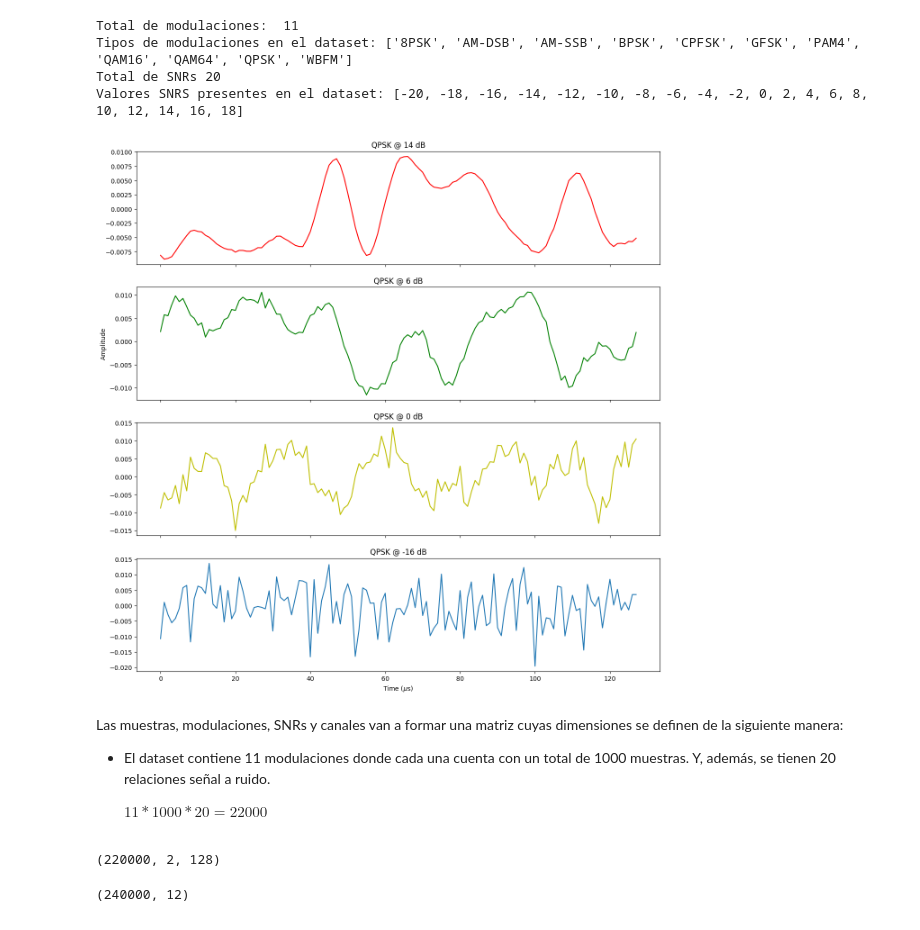
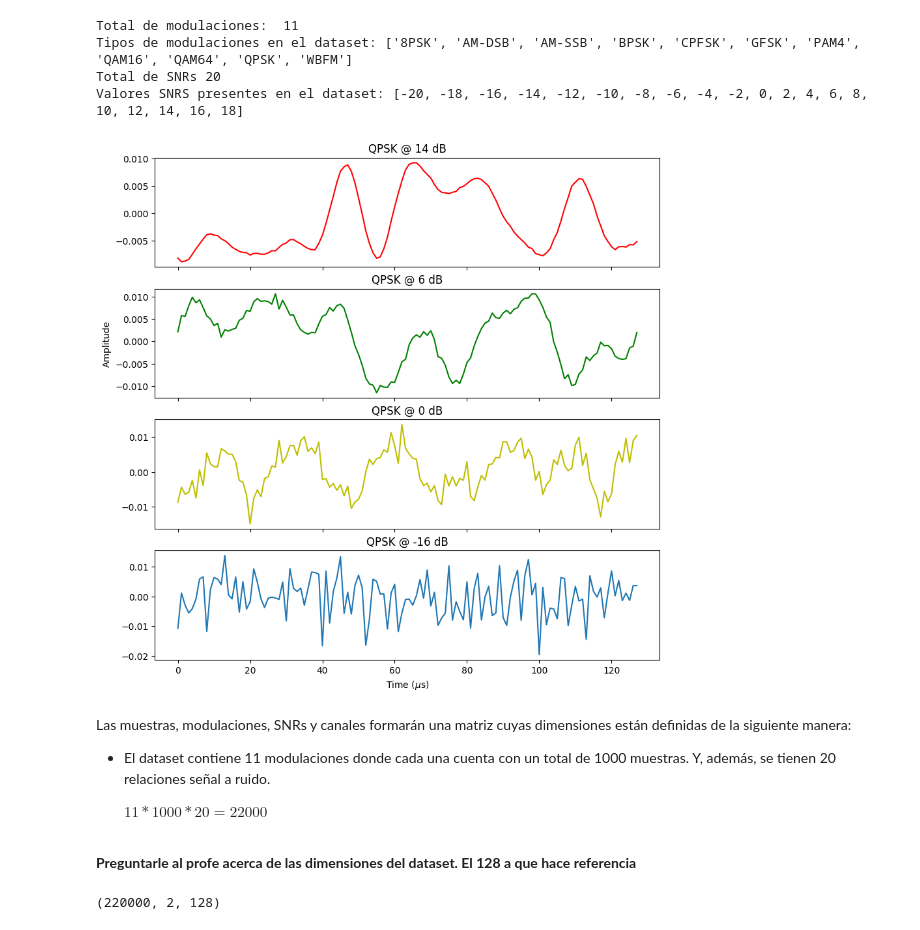
Before and after one commit to MarianaNV10/TDS3-FP, a Jupyter notebook: FinalProject_TDS3.ipynb, the cells around one changed output. Drawn from its saved outputs; the diff is of its cells as text; code cells hidden in the pictures.

```diff
--- a/FinalProject_TDS3.ipynb
+++ b/FinalProject_TDS3.ipynb
@@ -66,41 +69,43 @@ def reconstructSignal(s):
 # %%
 # Plot some of the data
 nFigs = 4
 
-plt.figure(figsize=(15, 15))
+plt.figure(figsize=(10, 10))
 
 ax1 = plt.subplot(nFigs, 1, 1);
 plt.plot(reconstructSignal(Xd['QPSK', 14][2,:,:]), color='r');
 plt.title('QPSK @ 14 dB')
 
 ax2 = plt.subplot(nFigs, 1, 2, sharex=ax1);
 plt.plot(reconstructSignal(Xd['QPSK', 6][99,:,:]), color='g');
 plt.title('QPSK @ 6 dB')
 
 plt.ylabel('Amplitude');
 
 ax3 = plt.subplot(nFigs, 1, 3, sharex=ax1)
 plt.plot(reconstructSignal(Xd['QPSK', 0][456,:,:]), color='y');
 plt.title('QPSK @ 0 dB')
 
 ax4 = plt.subplot(nFigs, 1, 4, sharex=ax1)
 plt.plot(reconstructSignal(Xd['QPSK', -16][32,:,:]));
 plt.title('QPSK @ -16 dB')
 
 # We only need to show the xticks on the bottom subplot
 plt.setp(ax3.get_xticklabels(), visible=False)
 plt.setp(ax2.get_xticklabels(), visible=False)
 plt.setp(ax1.get_xticklabels(), visible=False)
 
 plt.xlabel(r'Time ($\mu$s)');
 # %% [output]
-[figure, old version]
+[figure, new version]
 # %% [markdown]
-Las muestras, modulaciones, SNRs y canales van a formar una matriz cuyas dimensiones se definen de la siguiente manera:
+Las muestras, modulaciones, SNRs y canales formarán una matriz cuyas dimensiones están definidas de la siguiente manera:
 
 - El dataset contiene 11 modulaciones donde cada una cuenta con un total de 1000 muestras. Y, además, se tienen 20 relaciones señal a ruido.
 
   $11*1000*20=22000$
+# %% [markdown]
+**Preguntarle al profe acerca de las dimensiones del dataset. El 128 a que hace referencia**
 # %%
 # Todos los datos que componen el dataset pasan a formar una matrix
 snrs,mods = map(lambda j: sorted(list(set(map(lambda x: x[j], Xd.keys())))), [1,0])
@@ -124,23 +129,3 @@ for i in range(numNoiseSamples):
 mods.append('Noise')
 X_noise = np.random.normal(0, 0.01, [numNoiseSamples, 2, 128])
 X = np.concatenate((X, X_noise))  # Add noise to the end of the data
-# %%
-lbl = np.array(lbl) # Convert from list to numpy array (for speed)
-
-# This will encode the labels into a binary array.
-# This is referred to as One-Hot.
-# Each element of the array is either 1 or 0.
-# The position of the element refers to which type of modulation.
-# So if there are 11 modulation types, then the
-# array is length 11.
-# e.g.  [1, 0, 0, 0, 0, 0, 0, 0, 0, 0, 0] codes '8PSK'
-#       [0, 0, 1, 0, 0, 0, 0, 0, 0, 0, 0] codes 'AM-DSB'
-#       [0, 0, 0, 0, 0, 0, 0, 0, 0, 0, 1] codes 'WBFM'
-# We'll use this to compare the output of the neural network
-# and help train the model to give the lowest error (in this case
-# the cost will be the cross-entropy).
-y_encoded = LabelBinarizer().fit_transform(lbl[:,0])
-
-print(y_encoded.shape)
-# %% [output]
-(240000, 12)
```
Also changed, not shown: parts of 12 cells of this notebook.
